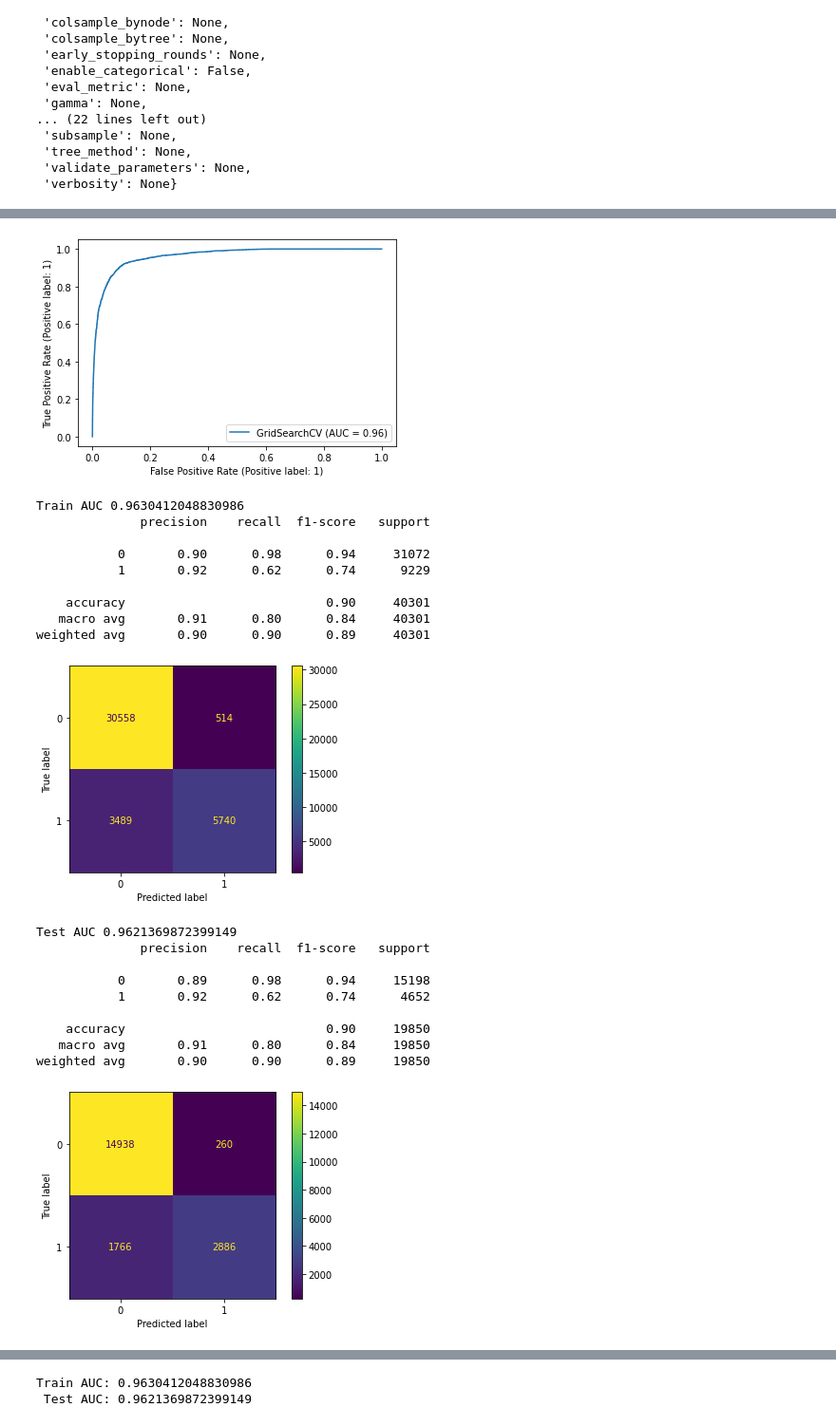
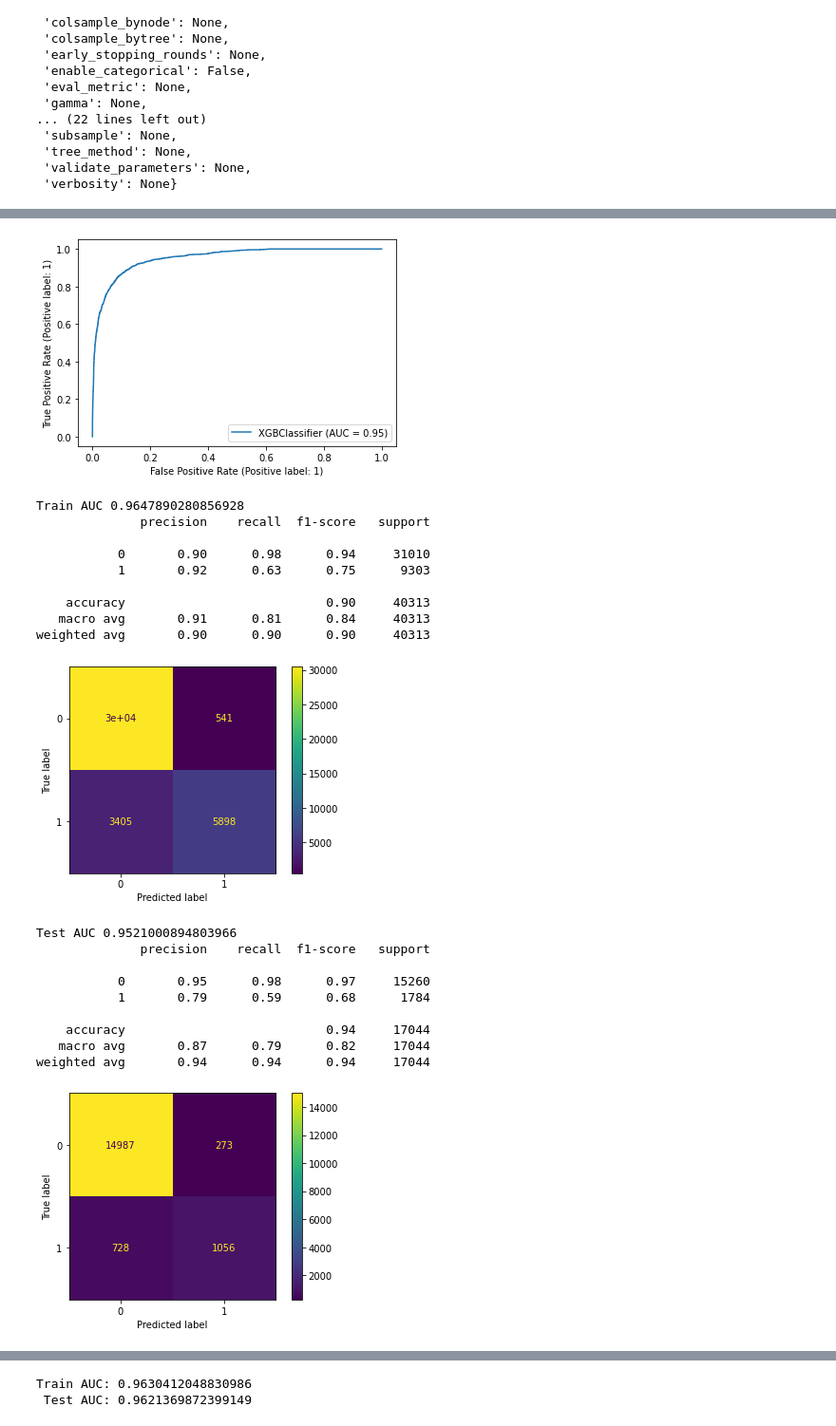
Before and after one commit to metalkutz/juanito_v2.0, a Jupyter notebook: mod_xgboost.ipynb, the cells around one changed output, grey strips where cells are left out. Shown at 95% size. Drawn from its saved outputs; the diff is of its cells as text; code cells hidden in the pictures.

Commit message:
resultado xgboost con cv 3

```diff
--- a/mod_xgboost.ipynb
+++ b/mod_xgboost.ipynb
@@ -26,0 +35,6 @@ X_train, X_test, y_train, y_test = train_test_split(
+# %%
+X_train, X_test, y_train, y_test = train_test_split(
+    X, y, test_size=0.33, random_state=42)
+
+oversampling = SMOTE(sampling_strategy=0.30) # usamos oversampling sintético podemos elegir el nivel de oversampling con  sampling_strategy=0.80
+X_train_smote, y_train_smote = oversampling.fit_resample(X_train, y_train) #Se obtienen nuevos X e y
@@ -50,11 +85,12 @@ params={ 'base_score': [0.5], # prediccion inicial
          #'booster': ['gbtree'],# (gbtree, gblinear, dart)
      'colsample_bylevel': [1],
      'colsample_bytree': [0.8], #aletoreidad en selección de columnas de cada arbol
-     'learning_rate': [0.05],
-     'max_depth': [3],
+     'learning_rate': [0.05,0.1], #
+     'max_depth': [2,3],
+     'max_leaves': [5,10],
      'min_child_weight': [1], # minimo numero samples por hoja
      #'missing': [np.nan], # si queremos reemplazar los missings por un numero
-     #'n_estimators': [100,150,200,250,300,350,400], # numero de arboles [100,150,200,250,300,350,400]
+     'n_estimators': [100,200], # numero de arboles [100,150,200,250,300,350,400]
      'n_jobs': [-1], # trabajos en paralelo
      'random_state': [0], # seed para generar los folds
      'reg_alpha': [0.01], # L1 regularitacion
@@ -66,11 +102,10 @@ scoring = ['roc_auc']
 grid_solver = GridSearchCV(estimator = xgbmodel, # model to train
                    param_grid = params,
                    scoring = scoring,
-                   cv = 2,
+                   cv = 3,  #
                    n_jobs=-1,
                    refit = 'roc_auc',
                    verbose = 2)
 # %%
-model_result_xgboost = grid_solver.fit(X_train,y_train)
-model_result_xgboost.best_params_
+model_result_xgboost = grid_solver.fit(X_train_smote, y_train_smote)
 # %% [output]
@@ -90,24 +185,24 @@ Fitting 2 folds for each of 1 candidates, totalling 2 fits
 # %%
-metrics(model_result_xgboost, X_train, X_test, y_train, y_test, thr=0.5)
+metrics(model_result_xgboost.best_estimator_, X_train_smote, X_test, y_train_smote, y_test, thr=0.5)
 # %% [output]
-[figure, old version]
+[figure, new version]
-Train AUC 0.9630412048830986
+Train AUC 0.9647890280856928
               precision    recall  f1-score   support
 
-           0       0.90      0.98      0.94     31072
-           1       0.92      0.62      0.74      9229
+           0       0.90      0.98      0.94     31010
+           1       0.92      0.63      0.75      9303
 
-    accuracy                           0.90     40301
-   macro avg       0.91      0.80      0.84     40301
-weighted avg       0.90      0.90      0.89     40301
+    accuracy                           0.90     40313
+   macro avg       0.91      0.81      0.84     40313
+weighted avg       0.90      0.90      0.90     40313
-[figure, old version]
+[figure, new version]
-Test AUC 0.9621369872399149
+Test AUC 0.9521000894803966
               precision    recall  f1-score   support
 
-           0       0.89      0.98      0.94     15198
-           1       0.92      0.62      0.74      4652
+           0       0.95      0.98      0.97     15260
+           1       0.79      0.59      0.68      1784
 
-    accuracy                           0.90     19850
-   macro avg       0.91      0.80      0.84     19850
-weighted avg       0.90      0.90      0.89     19850
+    accuracy                           0.94     17044
+   macro avg       0.87      0.79      0.82     17044
+weighted avg       0.94      0.94      0.94     17044
 [figure]
```
Also changed, not shown: parts of 16 cells of this notebook, 1 other file.
